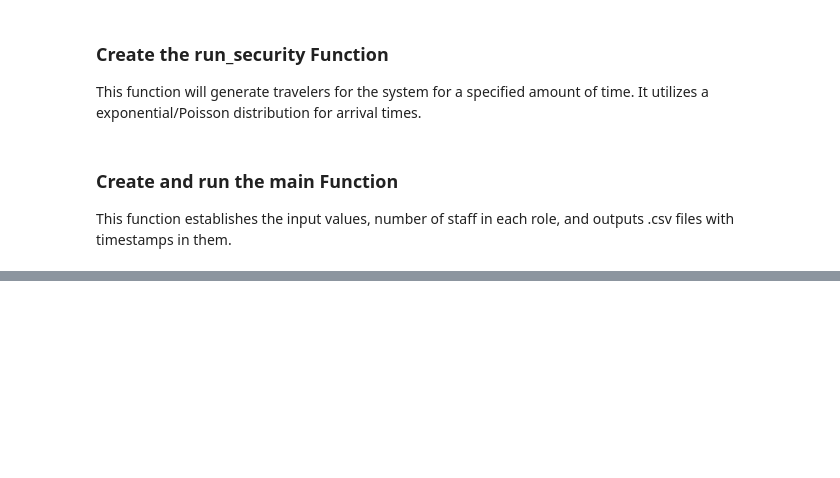
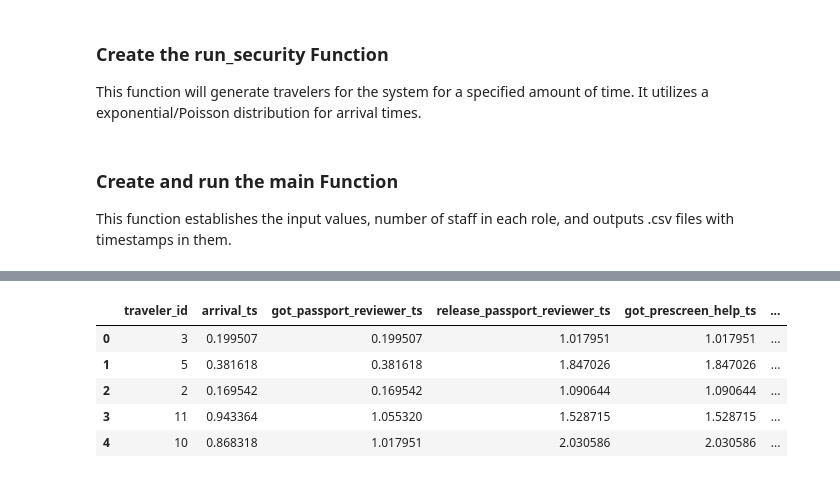
Before and after one commit to artmast64/mis_4480_hw3, a Jupyter notebook: notebooks/hw3.ipynb, the cells around one changed output, grey strips where cells are left out. Saved outputs shown, nothing was run; the diff lists cells and outputs as text; code cells hidden in the pictures; blank space fills up the shorter version.

```diff
--- a/notebooks/hw3.ipynb
+++ b/notebooks/hw3.ipynb
@@ -297,0 +338,9 @@ Simulation ended at time 1202.7176516582294
+# %%
+security_traveler_log_df.head()
+# %% [output]
+|  | traveler_id | arrival_ts | got_passport_reviewer_ts | release_passport_reviewer_ts | got_prescreen_help_ts | ... |
+| 0 | 3 | 0.199507 | 0.199507 | 1.017951 | 1.017951 | ... |
+| 1 | 5 | 0.381618 | 0.381618 | 1.847026 | 1.847026 | ... |
+| 2 | 2 | 0.169542 | 0.169542 | 1.090644 | 1.090644 | ... |
+| 3 | 11 | 0.943364 | 1.055320 | 1.528715 | 1.528715 | ... |
+| 4 | 10 | 0.868318 | 1.017951 | 2.030586 | 2.030586 | ... |
```
Also changed, not shown: parts of 17 cells of this notebook, 3 other files.
